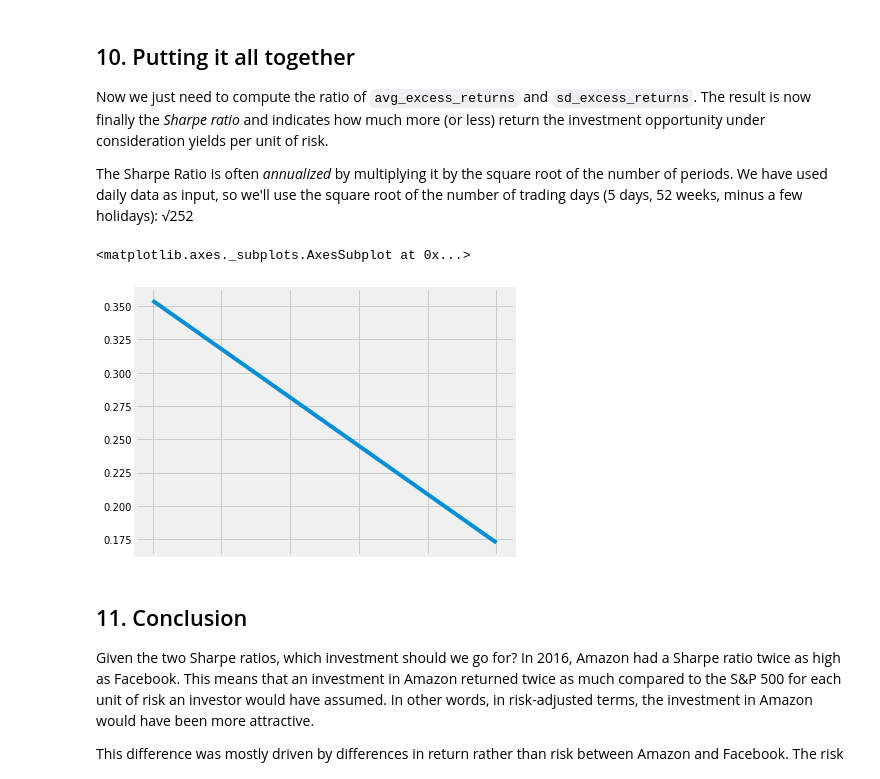
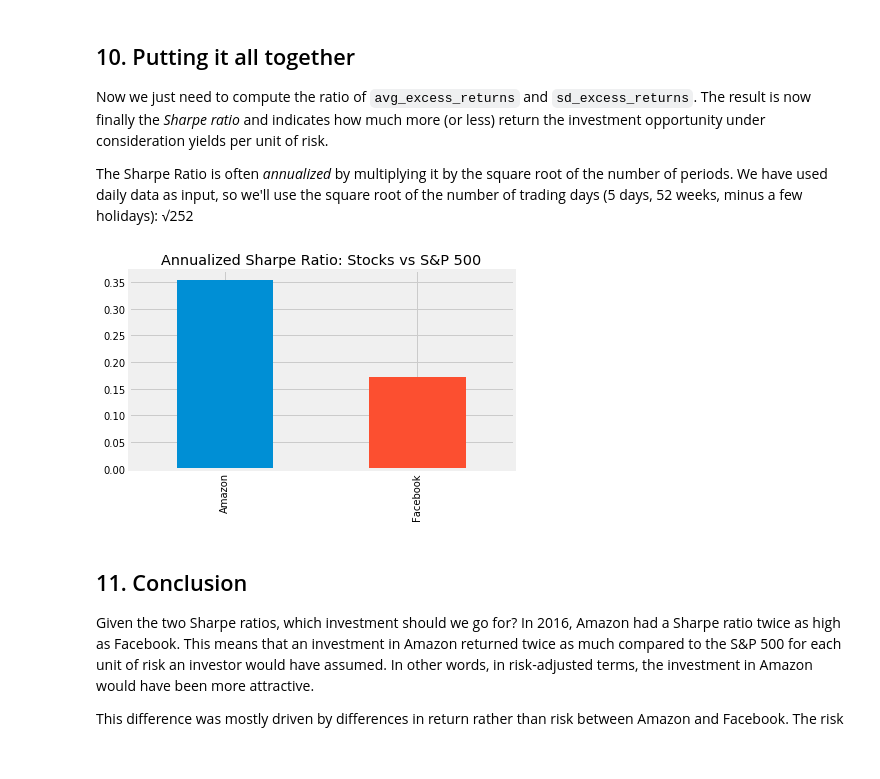
Before and after one commit to KayKozaronek/Sharpe-Ratio, a Jupyter notebook: notebook.ipynb, the cells around one changed output. Cells and saved outputs as stored; diff of their text form; code cells hidden in the pictures.

```diff
--- a/notebook.ipynb
+++ b/notebook.ipynb
@@ -220,16 +220,16 @@ plt.title("Standard Deviation of the Return Difference");
 # %%
 # calculate the daily sharpe ratio
 daily_sharpe_ratio = avg_excess_return / sd_excess_return
 
 # annualize the sharpe ratio
 annual_factor = np.sqrt(252)
 annual_sharpe_ratio = daily_sharpe_ratio * annual_factor
 
 # plot the annualized sharpe ratio
-annual_sharpe_ratio.plot()
+annual_sharpe_ratio.plot.bar()
+plt.title("Annualized Sharpe Ratio: Stocks vs S&P 500");
 # %% [output]
-<matplotlib.axes._subplots.AxesSubplot at 0x...>
-[figure, old version]
+[figure, new version]
 # %% [markdown]
 ## 11. Conclusion
 <p>Given the two Sharpe ratios, which investment should we go for? In 2016, Amazon had a Sharpe ratio twice as high as Facebook. This means that an investment in Amazon returned twice as much compared to the S&amp;P 500 for each unit of risk an investor would have assumed. In other words, in risk-adjusted terms, the investment in Amazon would have been more attractive.</p>
```
Also changed, not shown: parts of 1 cell of this notebook, 10 other files.
